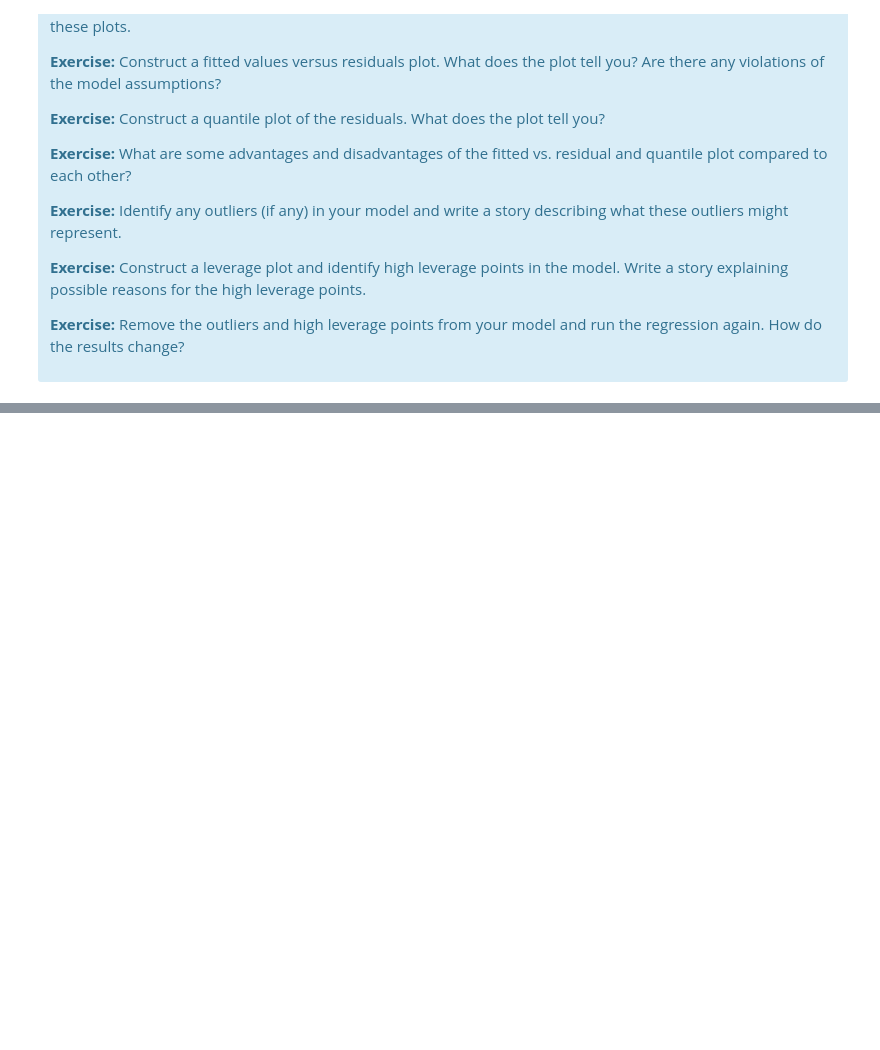
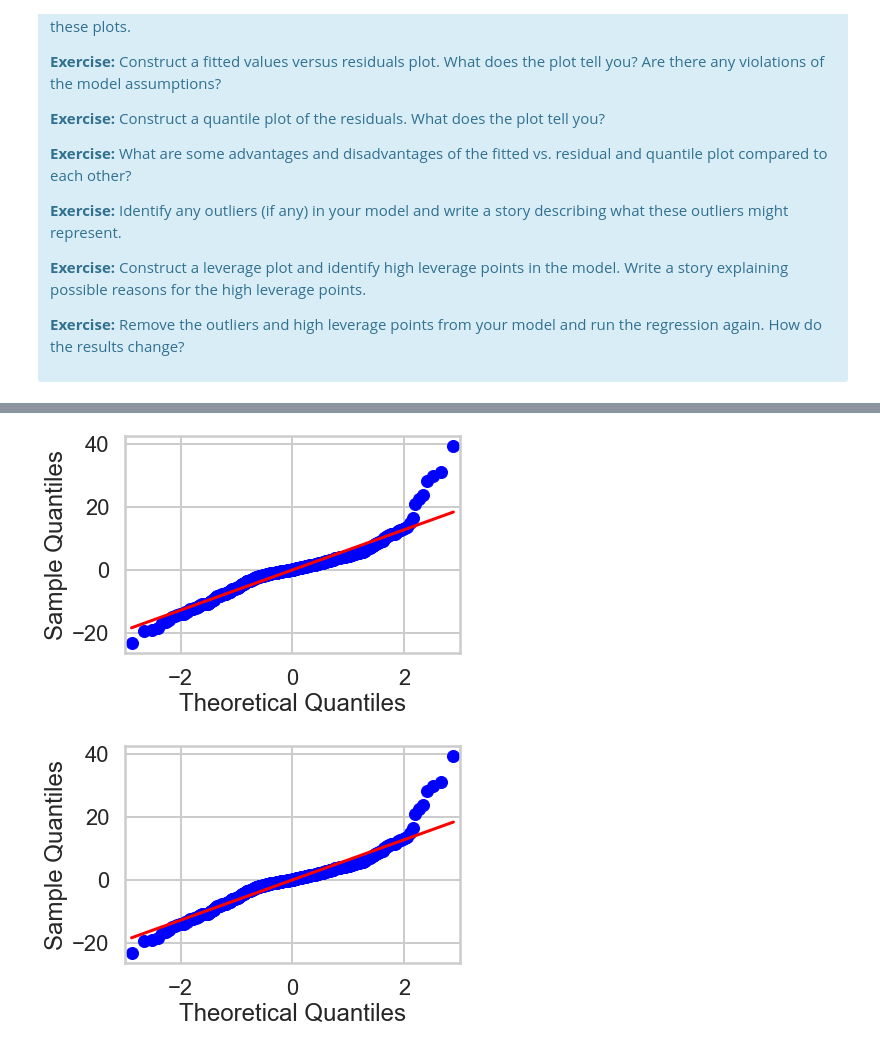
Before and after one commit to amtsatterfield/mec-mini-projects, a Jupyter notebook: mec-11.4.1-linear-regression-mini-project/Mini_Project_Linear_Regression.ipynb, the cells around one changed output, grey strips where cells are left out. Cells and saved outputs as stored; diff of their text form; code cells hidden in the pictures; blank space fills up the shorter version.

```diff
--- a/mec-11.4.1-linear-regression-mini-project/Mini_Project_Linear_Regression.ipynb
+++ b/mec-11.4.1-linear-regression-mini-project/Mini_Project_Linear_Regression.ipynb
@@ -945,0 +969,13 @@ print(m.summary())
+# %%
+# https://www.geeksforgeeks.org/qqplot-quantile-quantile-plot-in-python/
+# https://stats.stackexchange.com/questions/101274/how-to-interpret-a-qq-plot
+# https://towardsdatascience.com/q-q-plots-explained-5aa8495426c0#:~:text=If%20the%20bottom%20end%20of,line%20and%20the%20lower%20and
+sm.qqplot(m.resid, line='r')
+# Question: how do we choose the appropriate line param?
+# https://www.statsmodels.org/dev/generated/statsmodels.graphics.gofplots.qqplot.html
+
+# this plot tells us the variance of data is skewed and our regression line likely missed some data because the
+# data in question are outliers. Our model is implicated
+# %% [output]
+[figure, added]
+[figure, added]
```
Also changed, not shown: parts of 19 cells of this notebook.
